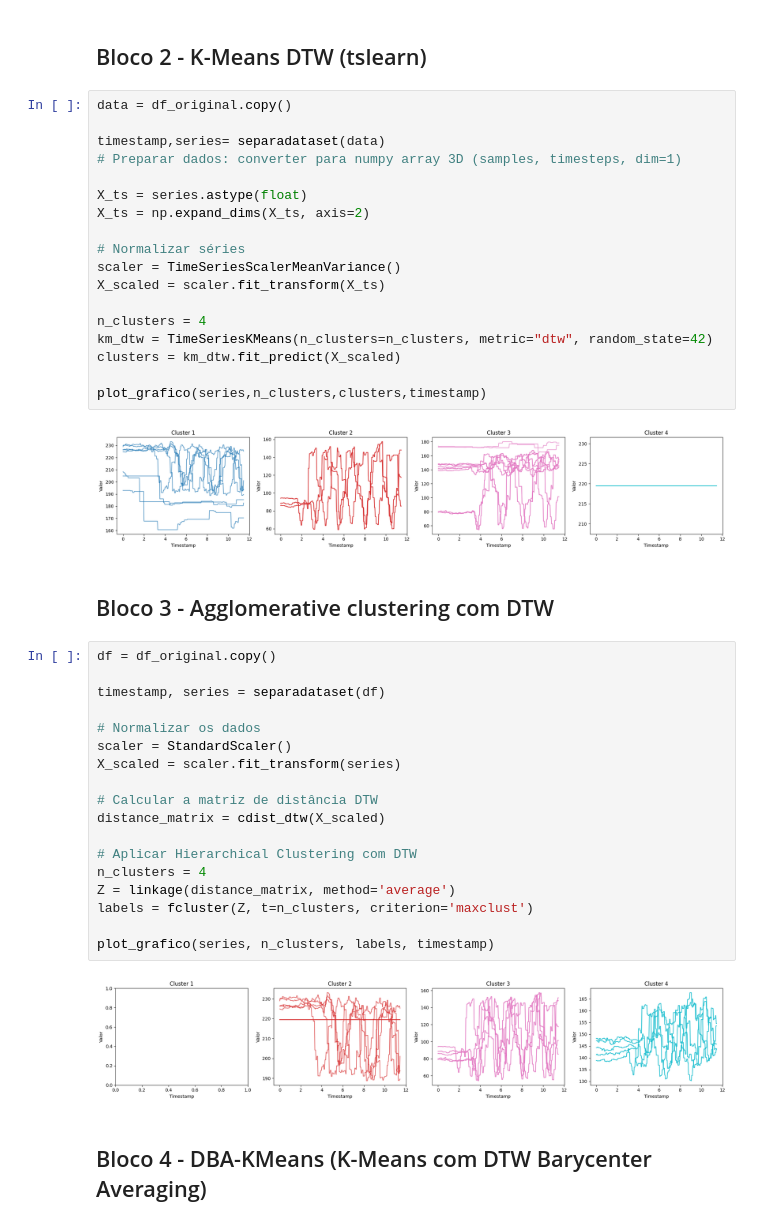
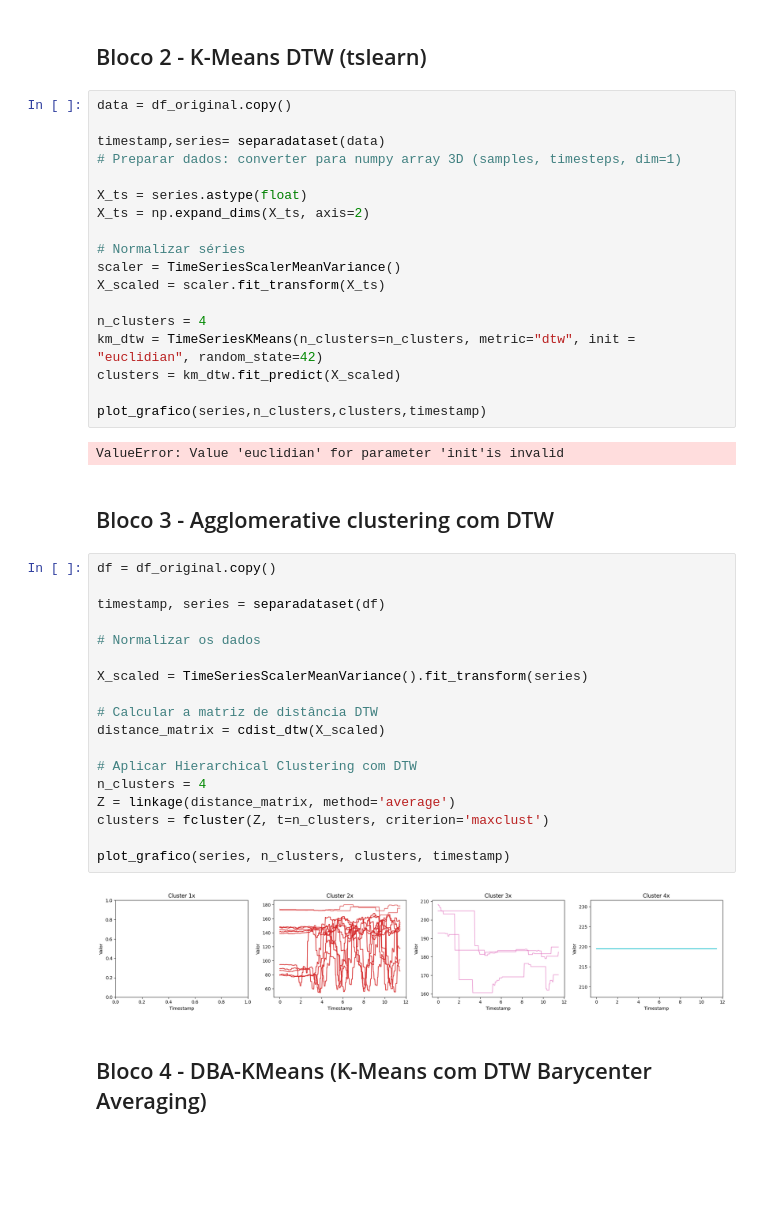
Before and after one commit to Yamakasuki/IC_Bros, a Jupyter notebook: notebooks/exploracao/testeMetodosCluster.ipynb, the cells around one changed output. Cells and saved outputs as stored; diff of their text form; blank space fills up the shorter version.

```diff
--- a/notebooks/exploracao/testeMetodosCluster.ipynb
+++ b/notebooks/exploracao/testeMetodosCluster.ipynb
@@ -236,34 +236,34 @@ scaler = TimeSeriesScalerMeanVariance()
 X_scaled = scaler.fit_transform(X_ts)
 
 n_clusters = 4
-km_dtw = TimeSeriesKMeans(n_clusters=n_clusters, metric="dtw", random_state=42)
+km_dtw = TimeSeriesKMeans(n_clusters=n_clusters, metric="dtw", init = "euclidian", random_state=42)
 clusters = km_dtw.fit_predict(X_scaled)
 
 plot_grafico(series,n_clusters,clusters,timestamp)
 # %% [output]
-[figure, removed]
+ValueError: Value 'euclidian' for parameter 'init'is invalid
 # %% [markdown]
 ## Bloco 3 - Agglomerative clustering com DTW
 # %%
 df = df_original.copy()
 
 timestamp, series = separadataset(df)
 
 # Normalizar os dados
-scaler = StandardScaler()
-X_scaled = scaler.fit_transform(series)
+
+X_scaled = TimeSeriesScalerMeanVariance().fit_transform(series)
 
 # Calcular a matriz de distância DTW
 distance_matrix = cdist_dtw(X_scaled)
 
 # Aplicar Hierarchical Clustering com DTW
 n_clusters = 4
 Z = linkage(distance_matrix, method='average')
-labels = fcluster(Z, t=n_clusters, criterion='maxclust')
+clusters = fcluster(Z, t=n_clusters, criterion='maxclust')
 
-plot_grafico(series, n_clusters, labels, timestamp)
+plot_grafico(series, n_clusters, clusters, timestamp)
 # %% [output]
-[figure, old version]
+[figure, new version]
 # %% [markdown]
 ## Bloco 4 - DBA-KMeans (K-Means com DTW Barycenter Averaging)
 # %%
```
Also changed, not shown: parts of 3 cells of this notebook, 3 other files.
